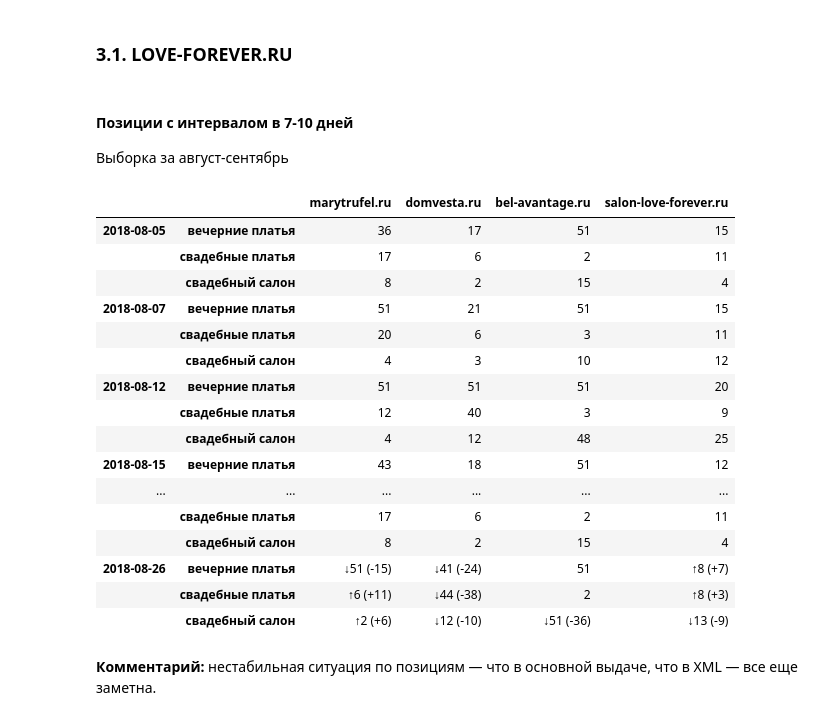
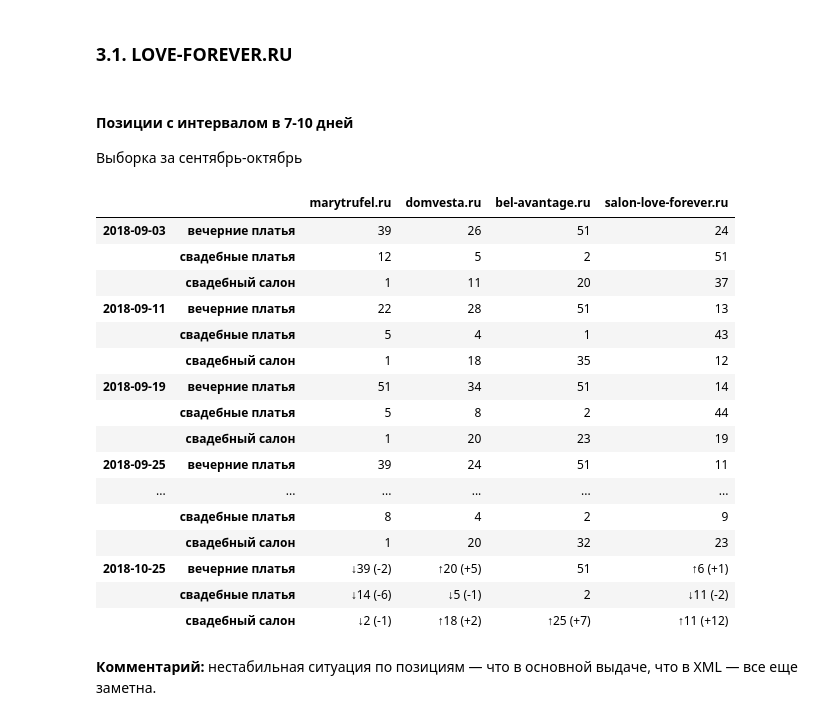
Before and after one commit to salon-love-forever/reports, a Jupyter notebook: salon-love-forever.ru.ipynb, the cells around one changed output. Cells and saved outputs as stored; diff of their text form; code cells hidden in the pictures.

```diff
--- a/salon-love-forever.ru.ipynb
+++ b/salon-love-forever.ru.ipynb
@@ -192,7 +192,7 @@ show_dynamics(organic['spb'], 'branded')
 ### 3.1. LOVE-FOREVER.RU
 # %% [markdown]
 #### Позиции с интервалом в 7-10 дней
-Выборка за август-сентябрь
+Выборка за сентябрь-октябрь
 # %%
 All = slice(None)
 cols_m = positions['msk'].columns.tolist()
@@ -200,25 +200,25 @@ indx_m = cols_m.index('salon-love-forever.ru')
 cols_m.append(cols_m.pop(indx_m))
 # %%
 # positions['msk'] = positions['msk'].fillna(51).applymap(lambda x: int(x))
-change_positions(positions['msk'][cols_m].loc[(slice('2018-08','2018-09'), All), All]) # .loc[['201707', '201711'], :]
+change_positions(positions['msk'][cols_m].loc[(slice('2018-09','2018-10'), All), All]) # .loc[['201707', '201711'], :]
 # %% [output]
 |  |  | marytrufel.ru | domvesta.ru | bel-avantage.ru | salon-love-forever.ru |
-| 2018-08-05 | вечерние платья | 36 | 17 | 51 | 15 |
-|  | свадебные платья | 17 | 6 | 2 | 11 |
-|  | свадебный салон | 8 | 2 | 15 | 4 |
-| 2018-08-07 | вечерние платья | 51 | 21 | 51 | 15 |
-|  | свадебные платья | 20 | 6 | 3 | 11 |
-|  | свадебный салон | 4 | 3 | 10 | 12 |
-| 2018-08-12 | вечерние платья | 51 | 51 | 51 | 20 |
-|  | свадебные платья | 12 | 40 | 3 | 9 |
-|  | свадебный салон | 4 | 12 | 48 | 25 |
-| 2018-08-15 | вечерние платья | 43 | 18 | 51 | 12 |
+| 2018-09-03 | вечерние платья | 39 | 26 | 51 | 24 |
+|  | свадебные платья | 12 | 5 | 2 | 51 |
+|  | свадебный салон | 1 | 11 | 20 | 37 |
+| 2018-09-11 | вечерние платья | 22 | 28 | 51 | 13 |
+|  | свадебные платья | 5 | 4 | 1 | 43 |
+|  | свадебный салон | 1 | 18 | 35 | 12 |
+| 2018-09-19 | вечерние платья | 51 | 34 | 51 | 14 |
+|  | свадебные платья | 5 | 8 | 2 | 44 |
+|  | свадебный салон | 1 | 20 | 23 | 19 |
+| 2018-09-25 | вечерние платья | 39 | 24 | 51 | 11 |
 | ... | ... | ... | ... | ... | ... |
-|  | свадебные платья | 17 | 6 | 2 | 11 |
-|  | свадебный салон | 8 | 2 | 15 | 4 |
-| 2018-08-26 | вечерние платья | ↓51 (-15) | ↓41 (-24) | 51 | ↑8 (+7) |
-|  | свадебные платья | ↑6 (+11) | ↓44 (-38) | 2 | ↑8 (+3) |
-|  | свадебный салон | ↑2 (+6) | ↓12 (-10) | ↓51 (-36) | ↓13 (-9) |
+|  | свадебные платья | 8 | 4 | 2 | 9 |
+|  | свадебный салон | 1 | 20 | 32 | 23 |
+| 2018-10-25 | вечерние платья | ↓39 (-2) | ↑20 (+5) | 51 | ↑6 (+1) |
+|  | свадебные платья | ↓14 (-6) | ↓5 (-1) | 2 | ↓11 (-2) |
+|  | свадебный салон | ↓2 (-1) | ↑18 (+2) | ↑25 (+7) | ↑11 (+12) |
 # %% [markdown]
 **Комментарий:** нестабильная ситуация по позициям — что в основной выдаче, что в XML — все еще заметна.
 # %% [markdown]
```
Also changed, not shown: parts of 12 cells of this notebook.
